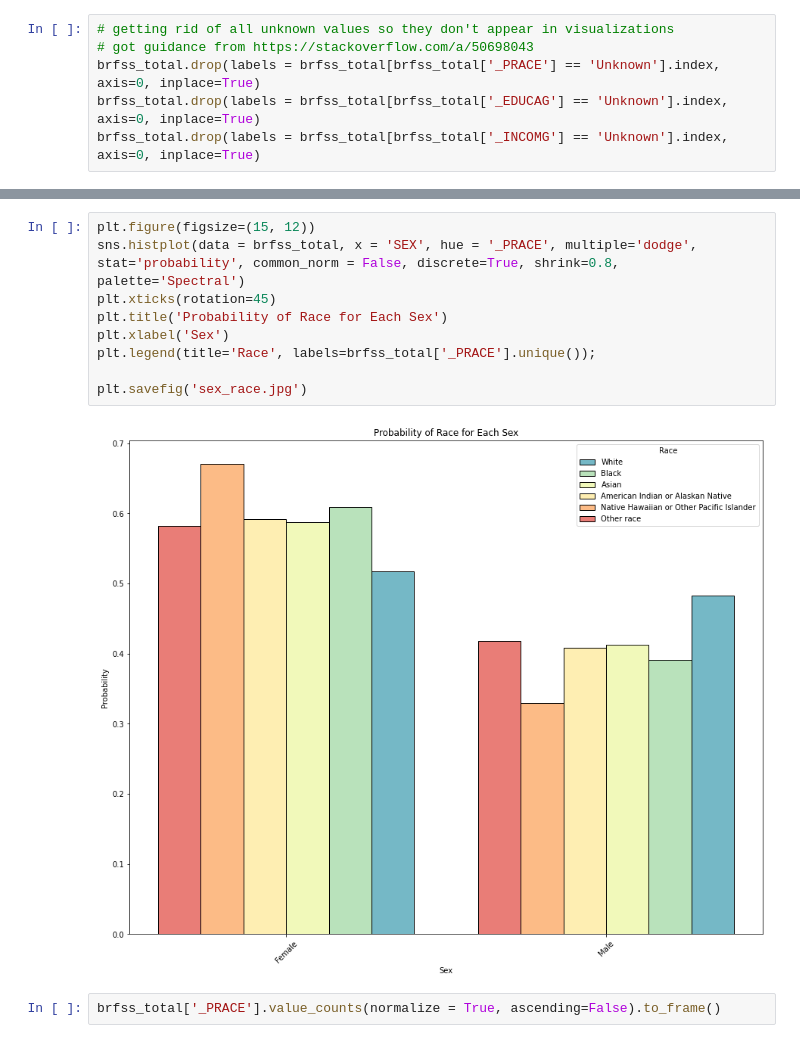
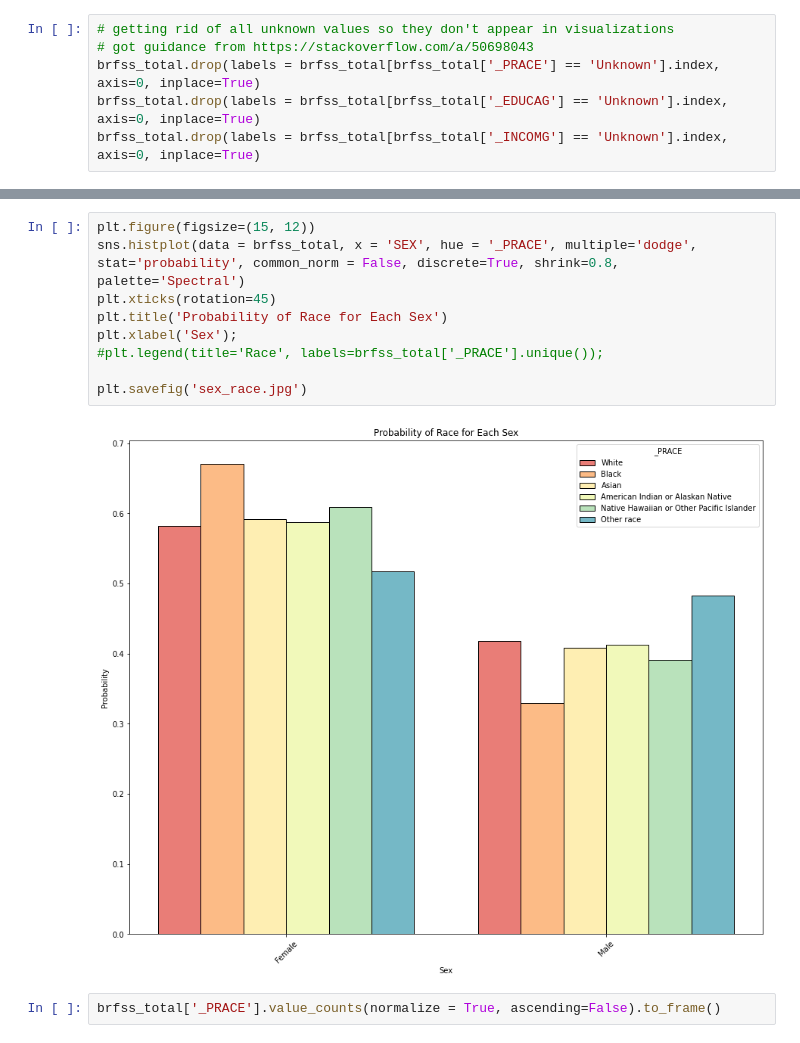
Before and after one commit to eklee151/Adverse-Childhood-Experiences, a Jupyter notebook: 3_eda.ipynb, the cells around one changed output, grey strips where cells are left out. Saved outputs shown, nothing was run; the diff lists cells and outputs as text.

```diff
--- a/3_eda.ipynb
+++ b/3_eda.ipynb
@@ -76,14 +76,14 @@ brfss_total.head()
 # %%
 plt.figure(figsize=(15, 12))
 sns.histplot(data = brfss_total, x = 'SEX', hue = '_PRACE', multiple='dodge', stat='probability', common_norm = False, discrete=True, shrink=0.8, palette='Spectral')
 plt.xticks(rotation=45)
 plt.title('Probability of Race for Each Sex')
-plt.xlabel('Sex')
-plt.legend(title='Race', labels=brfss_total['_PRACE'].unique());
+plt.xlabel('Sex');
+#plt.legend(title='Race', labels=brfss_total['_PRACE'].unique());
 
 plt.savefig('sex_race.jpg')
 # %% [output]
-[figure, old version]
+[figure, new version]
 # %%
 brfss_total['_PRACE'].value_counts(normalize = True, ascending=False).to_frame()
 # %% [output]
```
Also changed, not shown: parts of 5 cells of this notebook, 5 other files.
